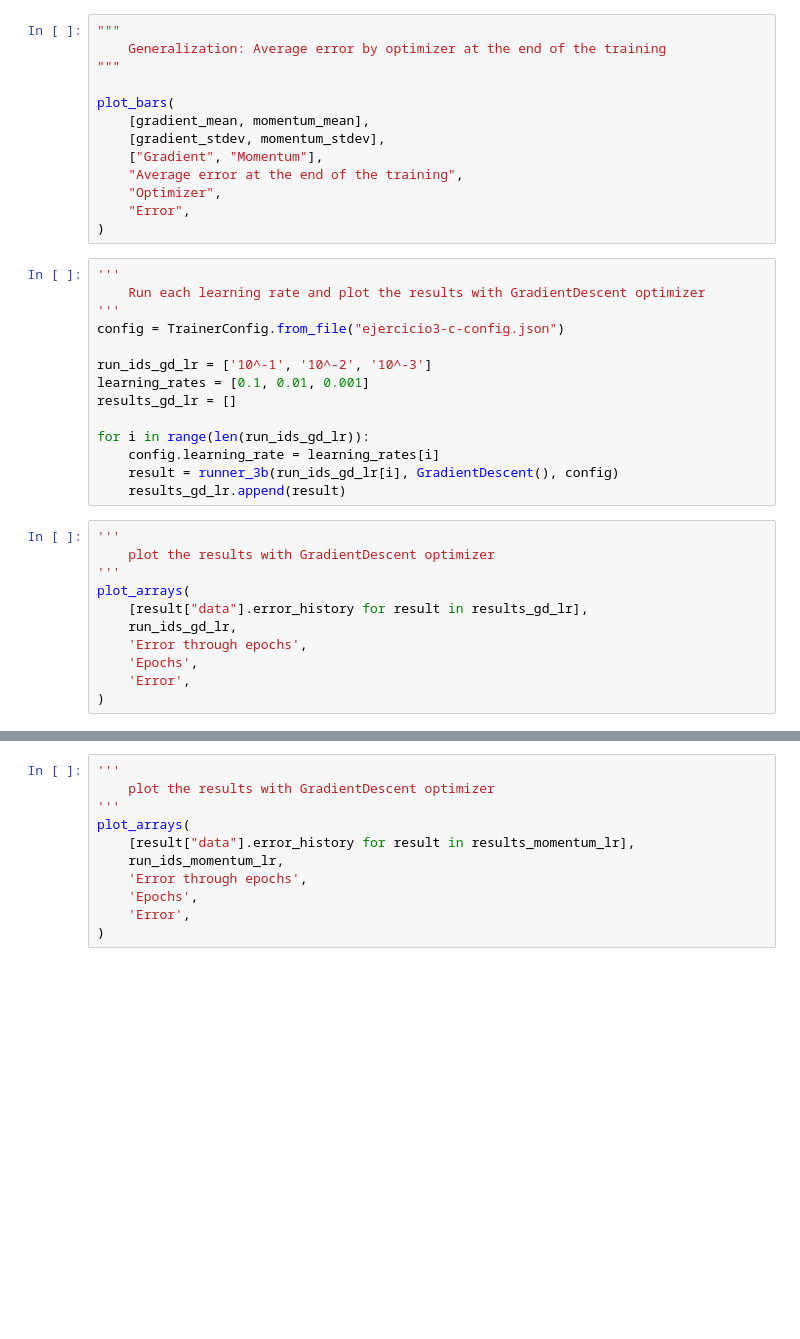
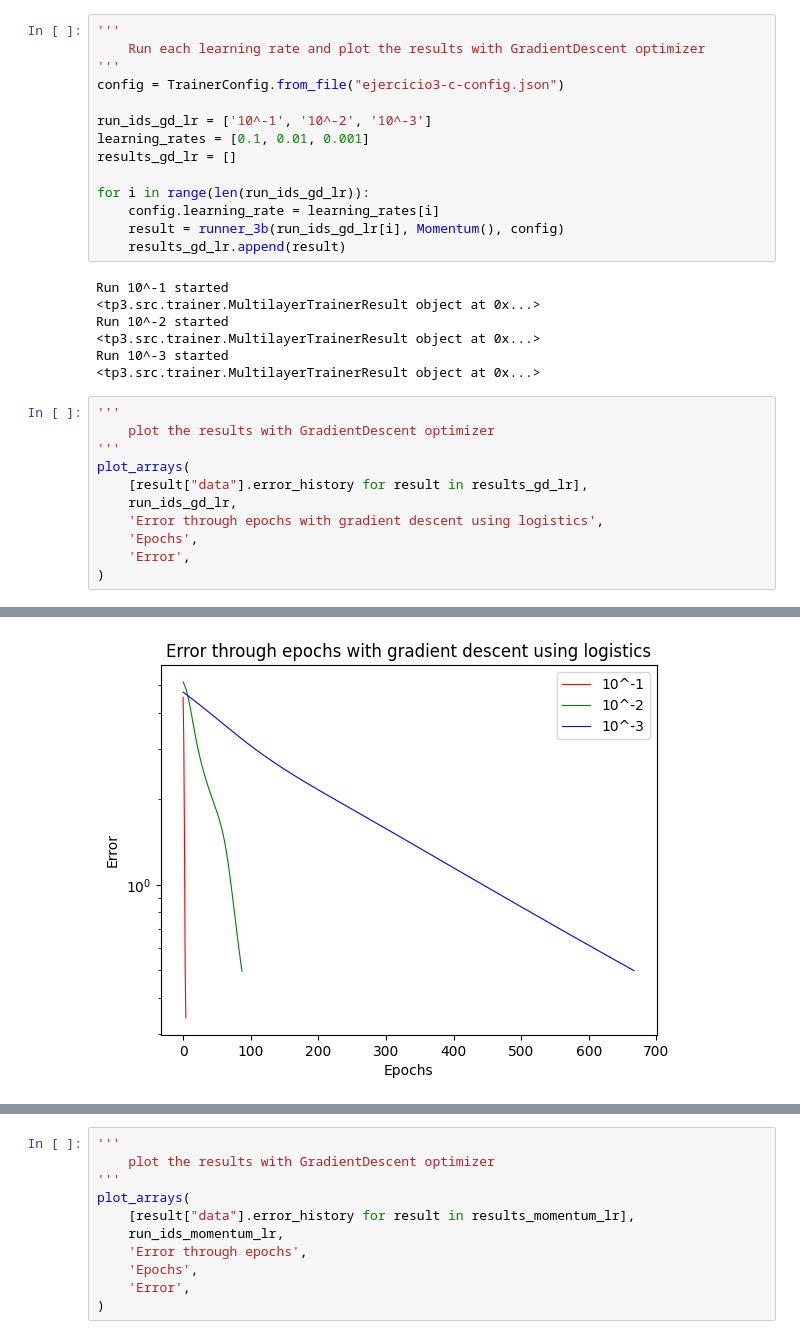
Before and after one commit to ichayer/sia, a Jupyter notebook: tp3/ejercicio3b.ipynb, the cells around one changed output, grey strips where cells are left out. Saved outputs shown, nothing was run; the diff lists cells and outputs as text; blank space fills up the shorter version.

```diff
--- a/tp3/ejercicio3b.ipynb
+++ b/tp3/ejercicio3b.ipynb
@@ -61,16 +134,3 @@ momentum_stdev = np.std(momentum_means)
-# %%
-"""
-    Generalization: Average error by optimizer at the end of the training
-"""
-
-plot_bars(
-    [gradient_mean, momentum_mean],
-    [gradient_stdev, momentum_stdev],
-    ["Gradient", "Momentum"],
-    "Average error at the end of the training",
-    "Optimizer",
-    "Error",
-)
 # %%
 '''
     Run each learning rate and plot the results with GradientDescent optimizer
@@ -83,8 +143,15 @@ results_gd_lr = []
 
 for i in range(len(run_ids_gd_lr)):
     config.learning_rate = learning_rates[i]
-    result = runner_3b(run_ids_gd_lr[i], GradientDescent(), config)
+    result = runner_3b(run_ids_gd_lr[i], Momentum(), config)
     results_gd_lr.append(result)
+# %% [output]
+Run 10^-1 started
+<tp3.src.trainer.MultilayerTrainerResult object at 0x...>
+Run 10^-2 started
+<tp3.src.trainer.MultilayerTrainerResult object at 0x...>
+Run 10^-3 started
+<tp3.src.trainer.MultilayerTrainerResult object at 0x...>
 # %%
 '''
     plot the results with GradientDescent optimizer
@@ -92,7 +159,8 @@ for i in range(len(run_ids_gd_lr)):
 plot_arrays(
     [result["data"].error_history for result in results_gd_lr],
     run_ids_gd_lr,
-    'Error through epochs',
+    'Error through epochs with gradient descent using logistics',
     'Epochs',
     'Error',
 )
+# %% [output]
@@ -99,3 +168,4 @@ plot_arrays(
+[figure, added]
 # %%
 '''
     Run each learning rate and plot the results with Momentum optimizer
```
Also changed, not shown: parts of 8 cells of this notebook, 5 other files.
